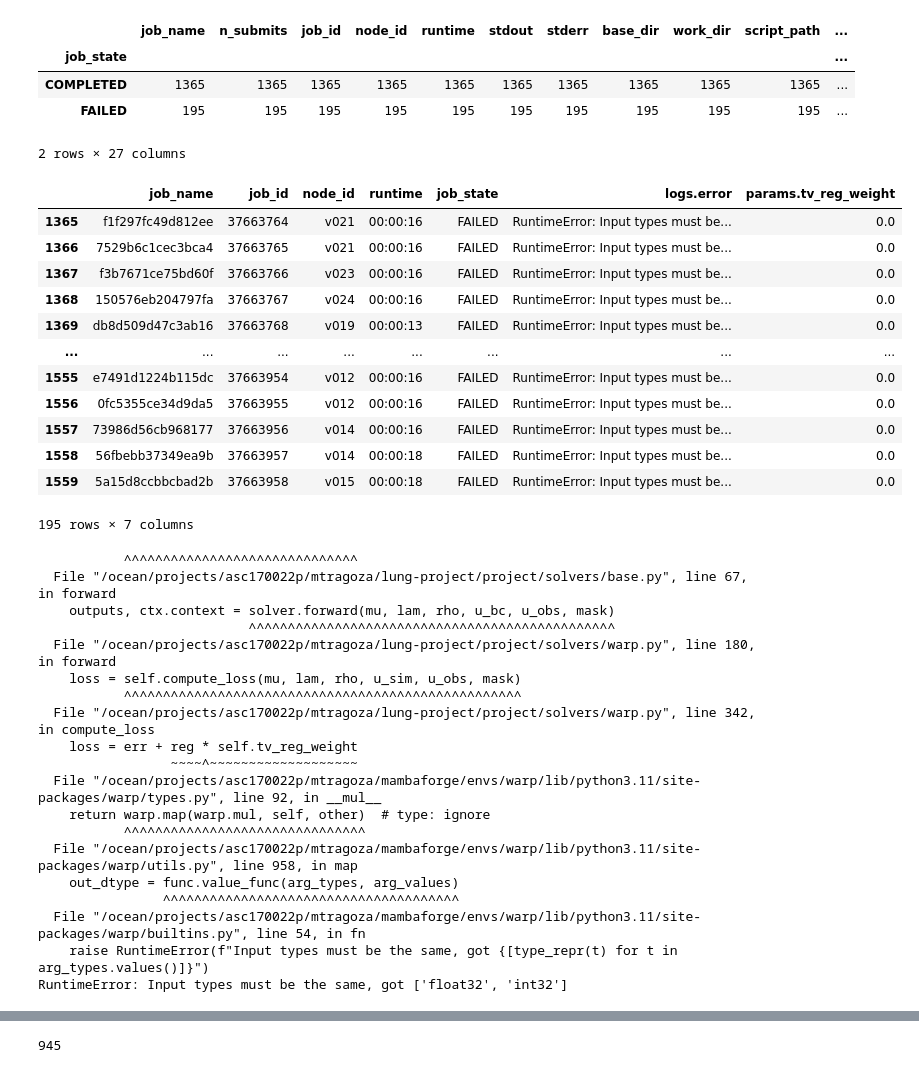
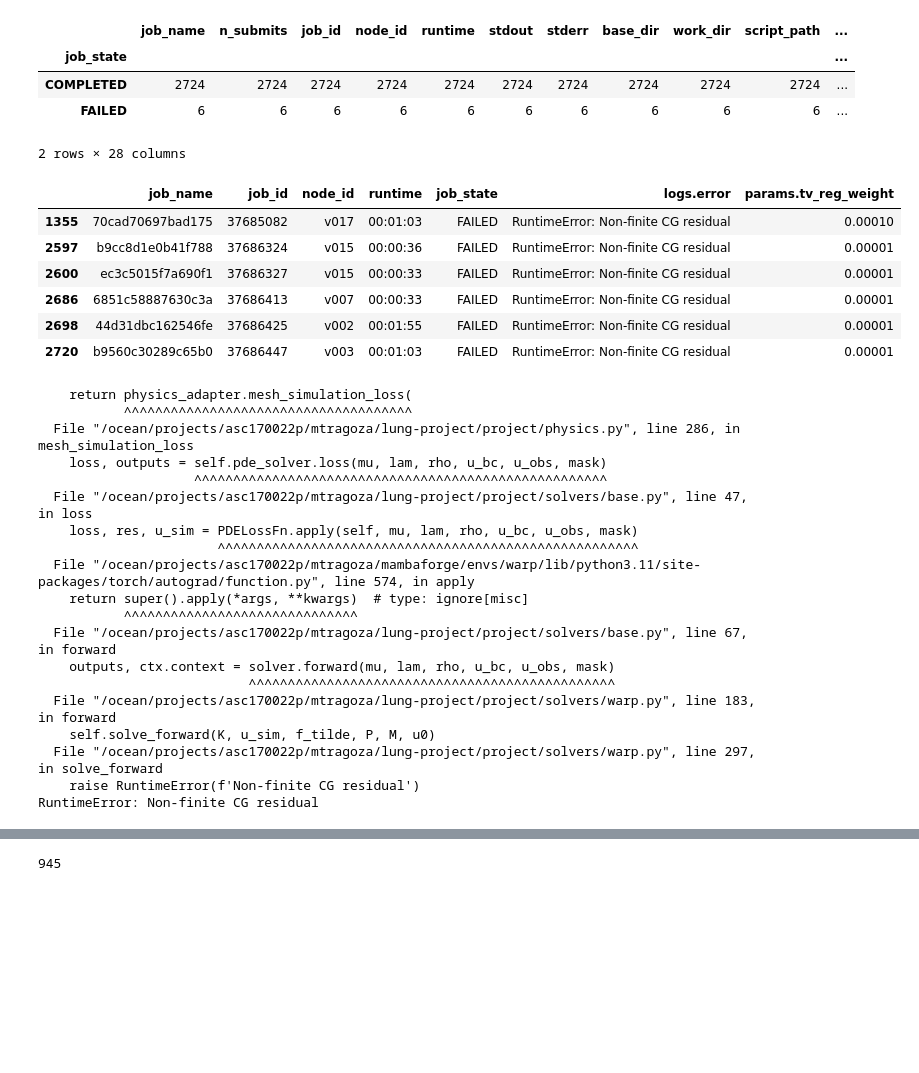
Before and after one commit to mattragoza/lung-project, a Jupyter notebook: notebooks/shapenet/21-optimize-experiment.ipynb, the cells around one changed output, grey strips where cells are left out. Saved outputs shown, nothing was run; the diff lists cells and outputs as text; code cells hidden in the pictures; blank space fills up the shorter version.

```diff
--- a/notebooks/shapenet/21-optimize-experiment.ipynb
+++ b/notebooks/shapenet/21-optimize-experiment.ipynb
@@ -188,9 +33,15 @@ len(grid)
 # %%
+#base_dir = '2025-11-04_optimize'
+#base_dir = '2025-11-06_optimize'
+#base_dir = '2025-11-08_optimize' # fixed node labeling- use cell labels as GT, map cell + point data, P0 scalars in forward sim
+#base_dir = '2025-11-24_optimize' # post CVPR- new material catalog, rho known experiment
+#base_dir = '2026-01-13_optimize' # ECCV- full subject set, 2025-01-05 variant, rho_known
 #base_dir = '2026-01-13_optimize' # ECCV- uniform material prior, DICE score + rasterization
 #base_dir = '2026-01-24_optimize' # ECCV- filter out single-material preprocessed examples
 #base_dir = '2026-01-26_optimize' # ECCV- fix per-subject seed for material sampling
 #base_dir = '2026-02-17_optimize' # ECCV- multi param optimization experiments (test set only)
-base_dir = '2026-02-20_optimize' # ECCV- TV regularization weight (test set only)
+#base_dir = '2026-02-20_optimize' # ECCV- TV regularization weight (test set only)
+base_dir = '2026-02-22_optimize' # ECCV- TV reg weight = 1e-5, observation noise
 
 template = '''\
 #!/bin/bash
@@ -210,6 +61,7 @@ mamba activate /ocean/projects/asc170022p/mtragoza/mambaforge/envs/warp
 python $LP/optimize.py {config} \\
     --set dataset.examples.subjects={subject} \\
     --set optimization.pde_solver.tv_reg_weight={tv_reg_weight} \\
+    --set optimization.physics_adapter.snr_db={snr_db} \\
     --set optimization.optimizer.global_steps=10 \\
     --set optimization.optimizer.local_steps=10
 
@@ -218,7 +70,8 @@ name_format = '{params_hash}'
 
 grid = ps.param_grid(
     config='2026-02-02_config.yaml',
-    tv_reg_weight=[1e-2, 1e-3, 1e-4, 1e-5, 1e-6, 1e-7, 1e-8, 0],
+    tv_reg_weight=[1e-4, 1e-5],
+    snr_db=[60, 50, 40, 30, 20, 10, 0],
     subject=[ex.subject for ex in test_ex],
 )
 len(grid)
@@ -270,50 +131,42 @@ jobs.groupby(['job_state']).count()
 # %% [output]
 |  | job_name | n_submits | job_id | node_id | runtime | stdout | stderr | base_dir | work_dir | script_path | ... |
 | job_state |  |  |  |  |  |  |  |  |  |  | ... |
-| COMPLETED | 1365 | 1365 | 1365 | 1365 | 1365 | 1365 | 1365 | 1365 | 1365 | 1365 | ... |
-| FAILED | 195 | 195 | 195 | 195 | 195 | 195 | 195 | 195 | 195 | 195 | ... |
+| COMPLETED | 2724 | 2724 | 2724 | 2724 | 2724 | 2724 | 2724 | 2724 | 2724 | 2724 | ... |
+| FAILED | 6 | 6 | 6 | 6 | 6 | 6 | 6 | 6 | 6 | 6 | ... |
-2 rows × 27 columns
+2 rows × 28 columns
 # %%
-query = (
-    jobs.job_state.isin(['FAILED'])
-)
+query = jobs.job_state.isin(['FAILED'])
 query_jobs = jobs[query].copy()
 query_jobs['logs.error'] = query_jobs.stderr.map(lambda x: x.rstrip().split('\n')[-1])
 query_jobs[['job_name', 'job_id', 'node_id', 'runtime', 'job_state', 'logs.error', 'params.tv_reg_weight']]
 # %% [output]
 |  | job_name | job_id | node_id | runtime | job_state | logs.error | params.tv_reg_weight |
-| 1365 | f1f297fc49d812ee | 37663764 | v021 | 00:00:16 | FAILED | RuntimeError: Input types must be... | 0.0 |
-| 1366 | 7529b6c1cec3bca4 | 37663765 | v021 | 00:00:16 | FAILED | RuntimeError: Input types must be... | 0.0 |
-| 1367 | f3b7671ce75bd60f | 37663766 | v023 | 00:00:16 | FAILED | RuntimeError: Input types must be... | 0.0 |
-| 1368 | 150576eb204797fa | 37663767 | v024 | 00:00:16 | FAILED | RuntimeError: Input types must be... | 0.0 |
-| 1369 | db8d509d47c3ab16 | 37663768 | v019 | 00:00:13 | FAILED | RuntimeError: Input types must be... | 0.0 |
-| ... | ... | ... | ... | ... | ... | ... | ... |
-| 1555 | e7491d1224b115dc | 37663954 | v012 | 00:00:16 | FAILED | RuntimeError: Input types must be... | 0.0 |
-| 1556 | 0fc5355ce34d9da5 | 37663955 | v012 | 00:00:16 | FAILED | RuntimeError: Input types must be... | 0.0 |
-| 1557 | 73986d56cb968177 | 37663956 | v014 | 00:00:16 | FAILED | RuntimeError: Input types must be... | 0.0 |
-| 1558 | 56fbebb37349ea9b | 37663957 | v014 | 00:00:18 | FAILED | RuntimeError: Input types must be... | 0.0 |
-| 1559 | 5a15d8ccbbcbad2b | 37663958 | v015 | 00:00:18 | FAILED | RuntimeError: Input types must be... | 0.0 |
+| 1355 | 70cad70697bad175 | 37685082 | v017 | 00:01:03 | FAILED | RuntimeError: Non-finite CG residual | 0.00010 |
+| 2597 | b9cc8d1e0b41f788 | 37686324 | v015 | 00:00:36 | FAILED | RuntimeError: Non-finite CG residual | 0.00001 |
+| 2600 | ec3c5015f7a690f1 | 37686327 | v015 | 00:00:33 | FAILED | RuntimeError: Non-finite CG residual | 0.00001 |
+| 2686 | 6851c58887630c3a | 37686413 | v007 | 00:00:33 | FAILED | RuntimeError: Non-finite CG residual | 0.00001 |
+| 2698 | 44d31dbc162546fe | 37686425 | v002 | 00:01:55 | FAILED | RuntimeError: Non-finite CG residual | 0.00001 |
+| 2720 | b9560c30289c65b0 | 37686447 | v003 | 00:01:03 | FAILED | RuntimeError: Non-finite CG residual | 0.00001 |
-195 rows × 7 columns
 # %%
 print(query_jobs.iloc[0].stderr)
 # %% [output]
+    return physics_adapter.mesh_simulation_loss(
+           ^^^^^^^^^^^^^^^^^^^^^^^^^^^^^^^^^^^^^
+  File "/ocean/projects/asc170022p/mtragoza/lung-project/project/physics.py", line 286, in mesh_simulation_loss
+    loss, outputs = self.pde_solver.loss(mu, lam, rho, u_bc, u_obs, mask)
+                    ^^^^^^^^^^^^^^^^^^^^^^^^^^^^^^^^^^^^^^^^^^^^^^^^^^^^^
+  File "/ocean/projects/asc170022p/mtragoza/lung-project/project/solvers/base.py", line 47, in loss
+    loss, res, u_sim = PDELossFn.apply(self, mu, lam, rho, u_bc, u_obs, mask)
+                       ^^^^^^^^^^^^^^^^^^^^^^^^^^^^^^^^^^^^^^^^^^^^^^^^^^^^^^
+  File "/ocean/projects/asc170022p/mtragoza/mambaforge/envs/warp/lib/python3.11/site-packages/torch/autograd/function.py", line 574, in apply
+    return super().apply(*args, **kwargs)  # type: ignore[misc]
            ^^^^^^^^^^^^^^^^^^^^^^^^^^^^^^
   File "/ocean/projects/asc170022p/mtragoza/lung-project/project/solvers/base.py", line 67, in forward
     outputs, ctx.context = solver.forward(mu, lam, rho, u_bc, u_obs, mask)
                            ^^^^^^^^^^^^^^^^^^^^^^^^^^^^^^^^^^^^^^^^^^^^^^^
-  File "/ocean/projects/asc170022p/mtragoza/lung-project/project/solvers/warp.py", line 180, in forward
-    loss = self.compute_loss(mu, lam, rho, u_sim, u_obs, mask)
-           ^^^^^^^^^^^^^^^^^^^^^^^^^^^^^^^^^^^^^^^^^^^^^^^^^^^
-  File "/ocean/projects/asc170022p/mtragoza/lung-project/project/solvers/warp.py", line 342, in compute_loss
-    loss = err + reg * self.tv_reg_weight
-                 ~~~~^~~~~~~~~~~~~~~~~~~~
-  File "/ocean/projects/asc170022p/mtragoza/mambaforge/envs/warp/lib/python3.11/site-packages/warp/types.py", line 92, in __mul__
-    return warp.map(warp.mul, self, other)  # type: ignore
-           ^^^^^^^^^^^^^^^^^^^^^^^^^^^^^^^
-  File "/ocean/projects/asc170022p/mtragoza/mambaforge/envs/warp/lib/python3.11/site-packages/warp/utils.py", line 958, in map
-    out_dtype = func.value_func(arg_types, arg_values)
-                ^^^^^^^^^^^^^^^^^^^^^^^^^^^^^^^^^^^^^^
-  File "/ocean/projects/asc170022p/mtragoza/mambaforge/envs/warp/lib/python3.11/site-packages/warp/builtins.py", line 54, in fn
-    raise RuntimeError(f"Input types must be the same, got {[type_repr(t) for t in arg_types.values()]}")
-RuntimeError: Input types must be the same, got ['float32', 'int32']
+  File "/ocean/projects/asc170022p/mtragoza/lung-project/project/solvers/warp.py", line 183, in forward
+    self.solve_forward(K, u_sim, f_tilde, P, M, u0)
+  File "/ocean/projects/asc170022p/mtragoza/lung-project/project/solvers/warp.py", line 297, in solve_forward
+    raise RuntimeError(f'Non-finite CG residual')
+RuntimeError: Non-finite CG residual
 # %%
```
Also changed, not shown: parts of 19 cells of this notebook, 5 other files.
